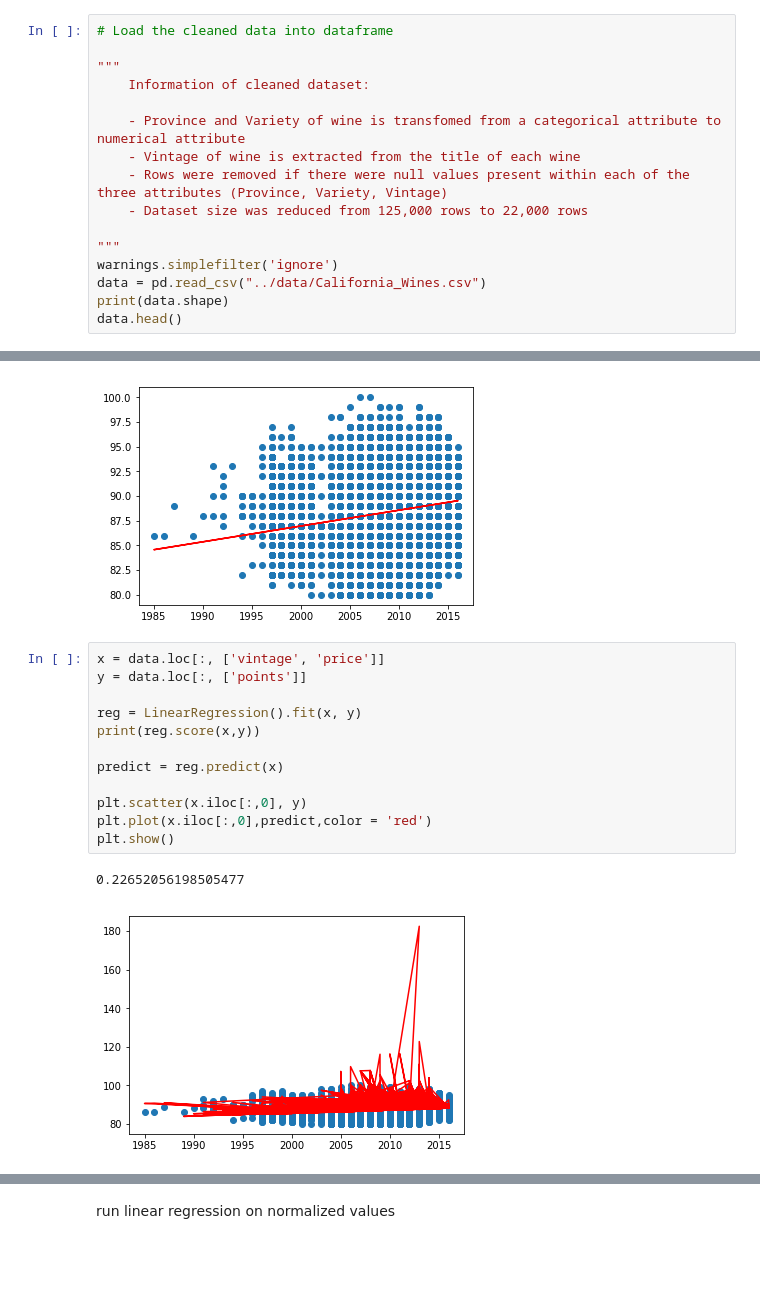
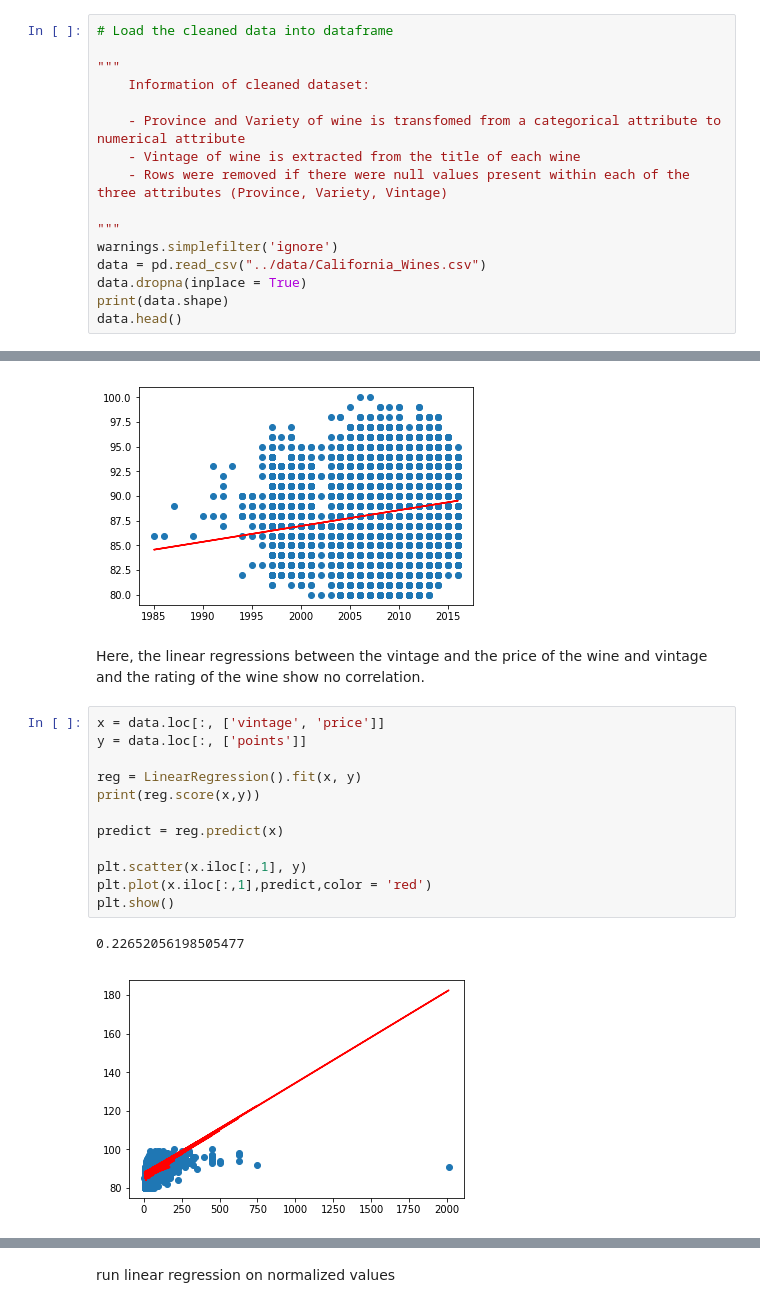
Before and after one commit to jems2019/CMPE257, a Jupyter notebook: Latent_Manifolds_and_Regression/Linear_Regression_and_Latent_Manifolds.ipynb, the cells around one changed output, grey strips where cells are left out. Cells and saved outputs as stored; diff of their text form; blank space fills up the shorter version.

```diff
--- a/Latent_Manifolds_and_Regression/Linear_Regression_and_Latent_Manifolds.ipynb
+++ b/Latent_Manifolds_and_Regression/Linear_Regression_and_Latent_Manifolds.ipynb
@@ -24,11 +24,11 @@ import warnings
     - Province and Variety of wine is transfomed from a categorical attribute to numerical attribute
     - Vintage of wine is extracted from the title of each wine
     - Rows were removed if there were null values present within each of the three attributes (Province, Variety, Vintage)
-    - Dataset size was reduced from 125,000 rows to 22,000 rows
 
 """
 warnings.simplefilter('ignore')
 data = pd.read_csv("../data/California_Wines.csv")
+data.dropna(inplace = True)
 print(data.shape)
 data.head()
 # %% [output]
@@ -92,18 +96,20 @@ plt.show()
 # %% [output]
 0.031022698407894955
 [figure]
+# %% [markdown]
+Here, the linear regressions between the vintage and the price of the wine and vintage and the rating of the wine show no correlation.
 # %%
 x = data.loc[:, ['vintage', 'price']]
 y = data.loc[:, ['points']]
 
 reg = LinearRegression().fit(x, y)
 print(reg.score(x,y))
 
 predict = reg.predict(x)
 
-plt.scatter(x.iloc[:,0], y)
-plt.plot(x.iloc[:,0],predict,color = 'red')
+plt.scatter(x.iloc[:,1], y)
+plt.plot(x.iloc[:,1],predict,color = 'red')
 plt.show()
 # %% [output]
 0.22652056198505477
-[figure, old version]
+[figure, new version]
```
Also changed, not shown: parts of 5 cells of this notebook, 1 other file.
